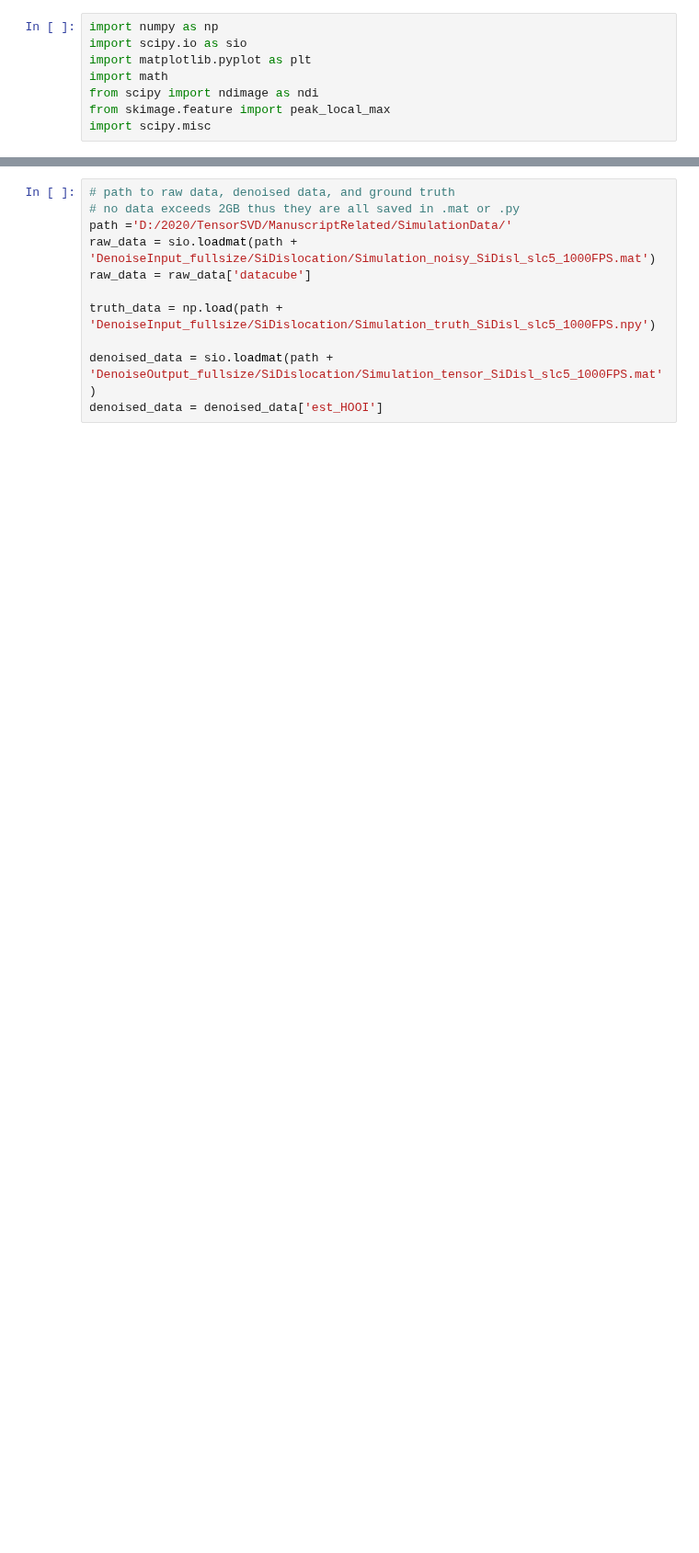
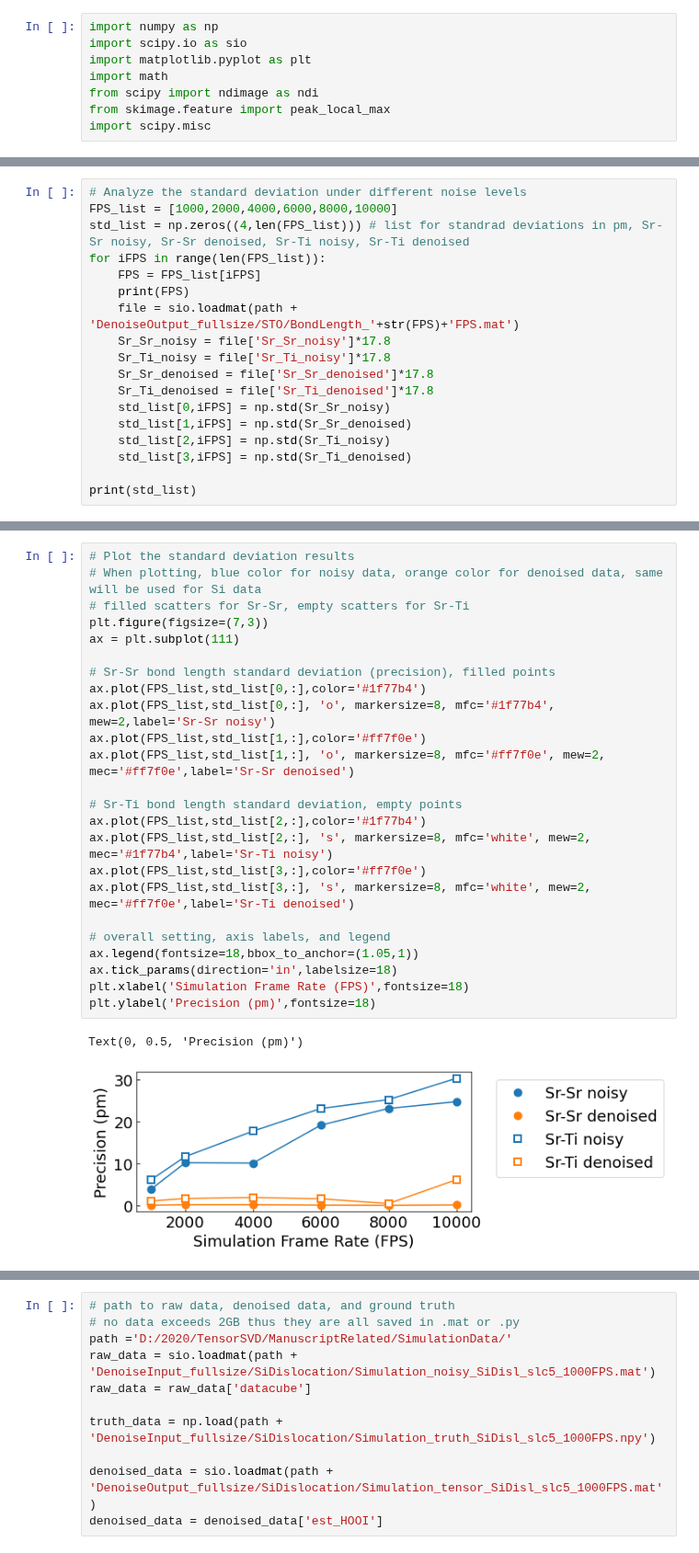
Before and after one commit to CY-Zhang/PyProcessingCodes, a Jupyter notebook: TensorDenoise/VisulizeResults_AtomDisplacement.ipynb, the cells around one changed output, grey strips where cells are left out. Shown at 92% size. Saved outputs shown, nothing was run; the diff lists cells and outputs as text; blank space fills up the shorter version.

```diff
--- a/TensorDenoise/AtomDisplacement_SiDisl.ipynb
+++ b/TensorDenoise/VisulizeResults_AtomDisplacement.ipynb
@@ -8,0 +42,18 @@ import scipy.misc
+# %%
+# Analyze the standard deviation under different noise levels
+FPS_list = [1000,2000,4000,6000,8000,10000]
+std_list = np.zeros((4,len(FPS_list))) # list for standrad deviations in pm, Sr-Sr noisy, Sr-Sr denoised, Sr-Ti noisy, Sr-Ti denoised
+for iFPS in range(len(FPS_list)):
+    FPS = FPS_list[iFPS]
+    print(FPS)
+    file = sio.loadmat(path + 'DenoiseOutput_fullsize/STO/BondLength_'+str(FPS)+'FPS.mat')
+    Sr_Sr_noisy = file['Sr_Sr_noisy']*17.8
+    Sr_Ti_noisy = file['Sr_Ti_noisy']*17.8
+    Sr_Sr_denoised = file['Sr_Sr_denoised']*17.8
+    Sr_Ti_denoised = file['Sr_Ti_denoised']*17.8
+    std_list[0,iFPS] = np.std(Sr_Sr_noisy)
+    std_list[1,iFPS] = np.std(Sr_Sr_denoised)
+    std_list[2,iFPS] = np.std(Sr_Ti_noisy)
+    std_list[3,iFPS] = np.std(Sr_Ti_denoised)
+
+print(std_list)
@@ -8,0 +71,27 @@ import scipy.misc
+# %%
+# Plot the standard deviation results
+# When plotting, blue color for noisy data, orange color for denoised data, same will be used for Si data
+# filled scatters for Sr-Sr, empty scatters for Sr-Ti
+plt.figure(figsize=(7,3))
+ax = plt.subplot(111)
+
+# Sr-Sr bond length standard deviation (precision), filled points
+ax.plot(FPS_list,std_list[0,:],color='#1f77b4')
+ax.plot(FPS_list,std_list[0,:], 'o', markersize=8, mfc='#1f77b4', mew=2,label='Sr-Sr noisy')
+ax.plot(FPS_list,std_list[1,:],color='#ff7f0e')
+ax.plot(FPS_list,std_list[1,:], 'o', markersize=8, mfc='#ff7f0e', mew=2, mec='#ff7f0e',label='Sr-Sr denoised')
+
+# Sr-Ti bond length standard deviation, empty points
+ax.plot(FPS_list,std_list[2,:],color='#1f77b4')
+ax.plot(FPS_list,std_list[2,:], 's', markersize=8, mfc='white', mew=2, mec='#1f77b4',label='Sr-Ti noisy')
+ax.plot(FPS_list,std_list[3,:],color='#ff7f0e')
+ax.plot(FPS_list,std_list[3,:], 's', markersize=8, mfc='white', mew=2, mec='#ff7f0e',label='Sr-Ti denoised')
+
+# overall setting, axis labels, and legend
+ax.legend(fontsize=18,bbox_to_anchor=(1.05,1))
+ax.tick_params(direction='in',labelsize=18)
+plt.xlabel('Simulation Frame Rate (FPS)',fontsize=18)
+plt.ylabel('Precision (pm)',fontsize=18)
+# %% [output]
+Text(0, 0.5, 'Precision (pm)')
+[figure, added]
```
Also changed, not shown: parts of 14 cells of this notebook, 1 other file.
